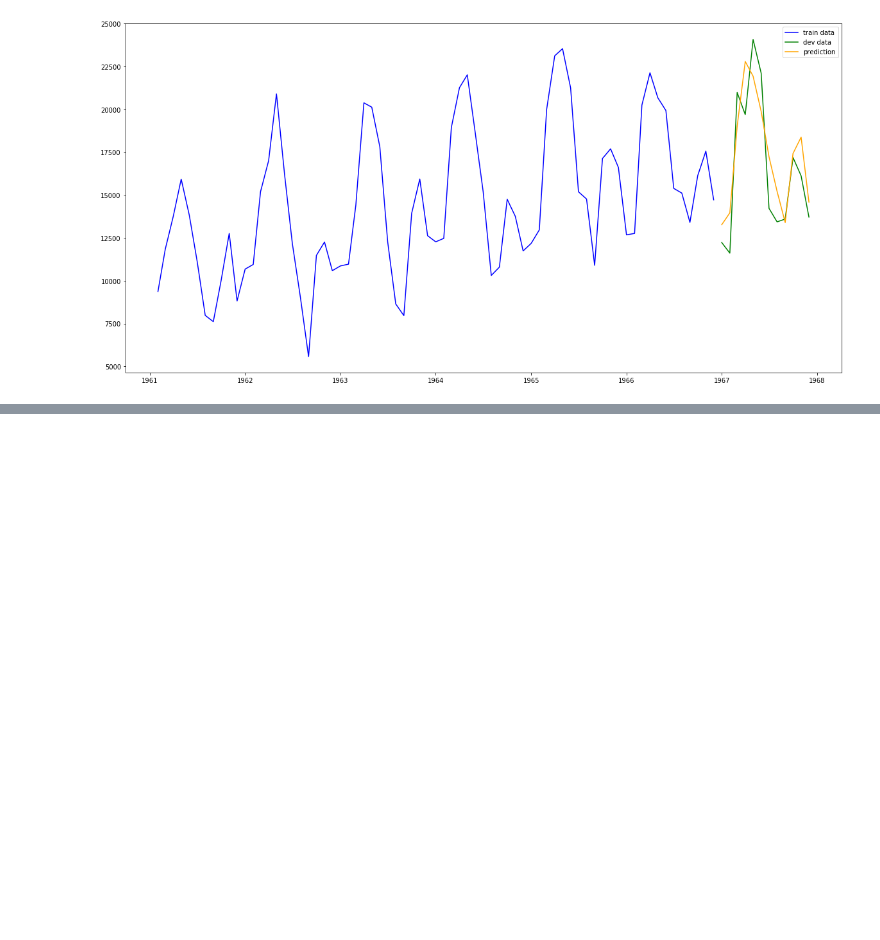
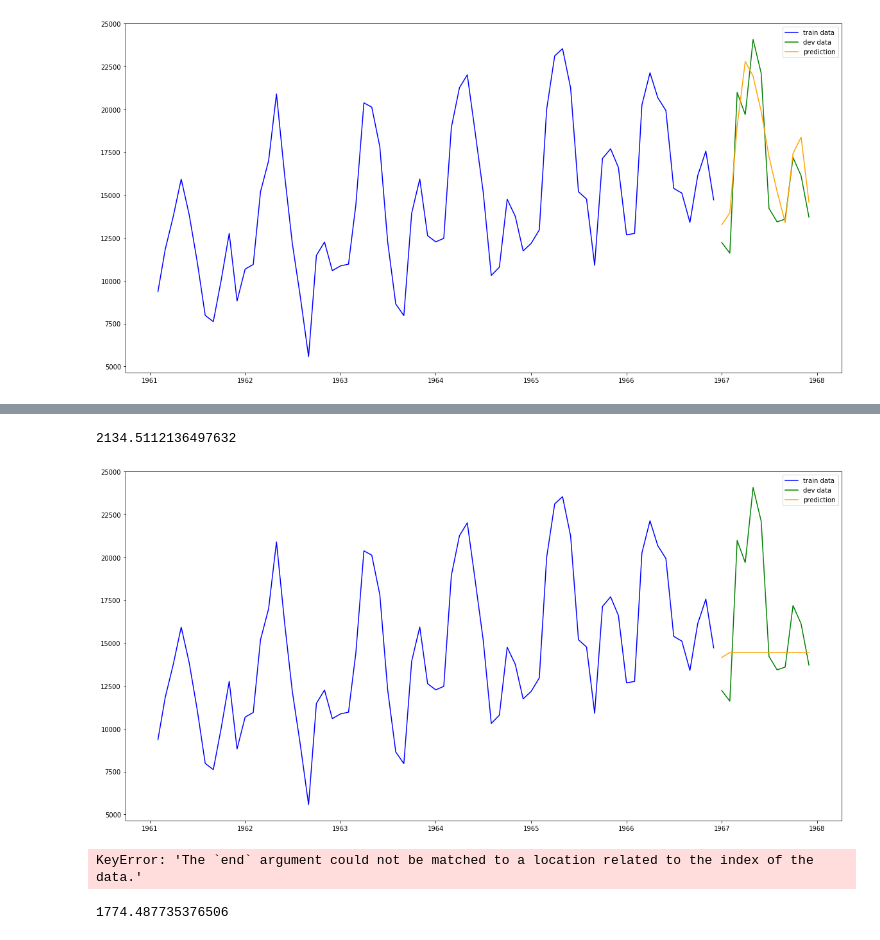
Before and after one commit to bartek-blog/bartek-blog.github.io, a Jupyter notebook: jupyter/Time-Series.ipynb, the cells around one changed output, grey strips where cells are left out. Saved outputs shown, nothing was run; the diff lists cells and outputs as text; code cells hidden in the pictures; blank space fills up the shorter version.

```diff
--- a/jupyter/Time-Series.ipynb
+++ b/jupyter/Time-Series.ipynb
@@ -232,0 +286,4 @@ from statsmodels.tsa.ar_model import
+# %%
+from statsmodels.tsa.arima_model import ARMA, ARIMA
+model = ARMA(y_train, order=(9, 2))
+model_fit = model.fit(disp=0, start_ar_lags=13)
@@ -232,0 +429,13 @@ from statsmodels.tsa.ar_model import
+# %%
+y_dev_hat = model_fit.predict(start=len(y_train), end=len(y_train)+11)
+print(np.sqrt(mean_squared_error(y_dev, y_dev_hat)))
+# %% [output]
+2134.5112136497632
+# %%
+plt.plot(X_train["dt"], y_train, c="blue", label='train data')
+plt.plot(X_dev["dt"], y_dev, c="green", label='dev data')
+plt.plot(X_dev["dt"], y_dev_hat, c="orange", label='prediction')
+plt.legend()
+plt.show()
+# %% [output]
+[figure, added]
@@ -232,0 +445,9 @@ from statsmodels.tsa.ar_model import
+# %%
+y_dev_hat = model_fit.predict(start=len(y_train)-1, end=len(y_train)+11)
+y_dev_hat
+# %% [output]
+KeyError: 'The `end` argument could not be matched to a location related to the index of the data.'
+# %%
+print(np.sqrt(mean_squared_error(y_dev, y_dev_hat)))
+# %% [output]
+1774.487735376506
```
Also changed, not shown: parts of 20 cells of this notebook, 17 other files.
